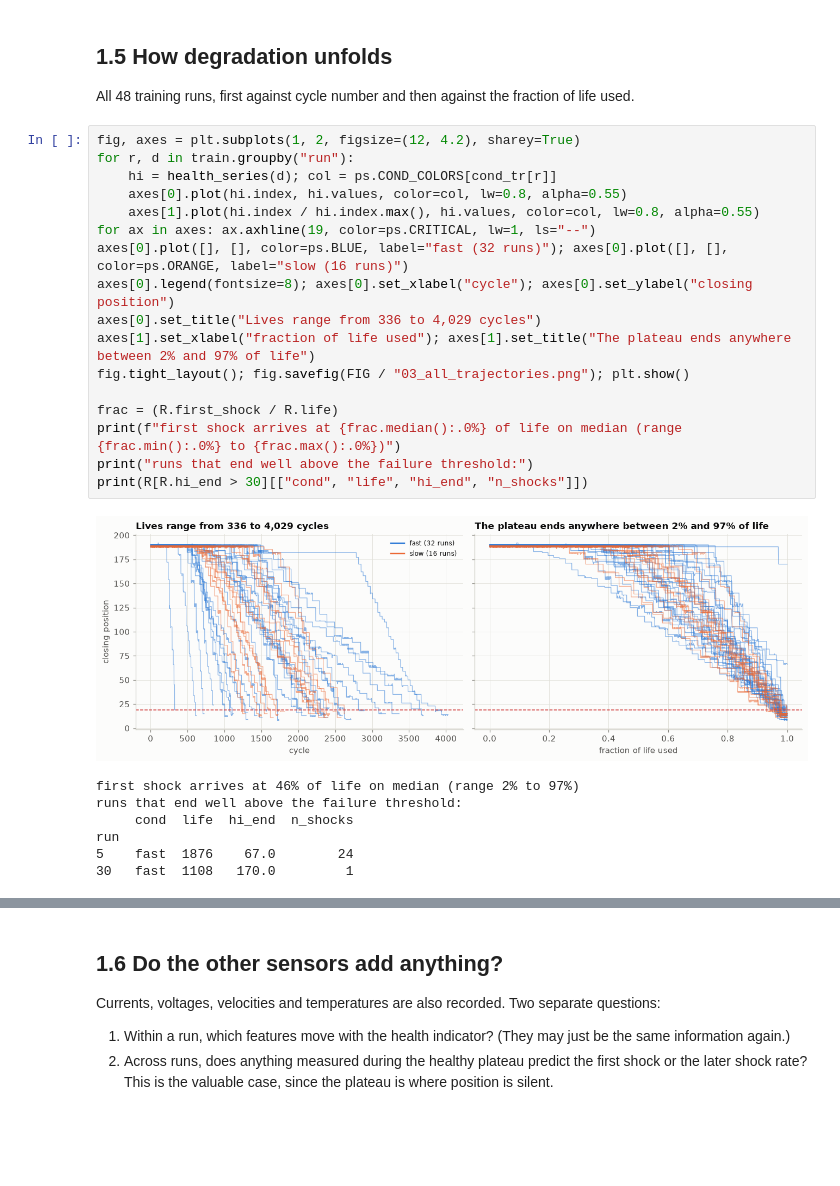
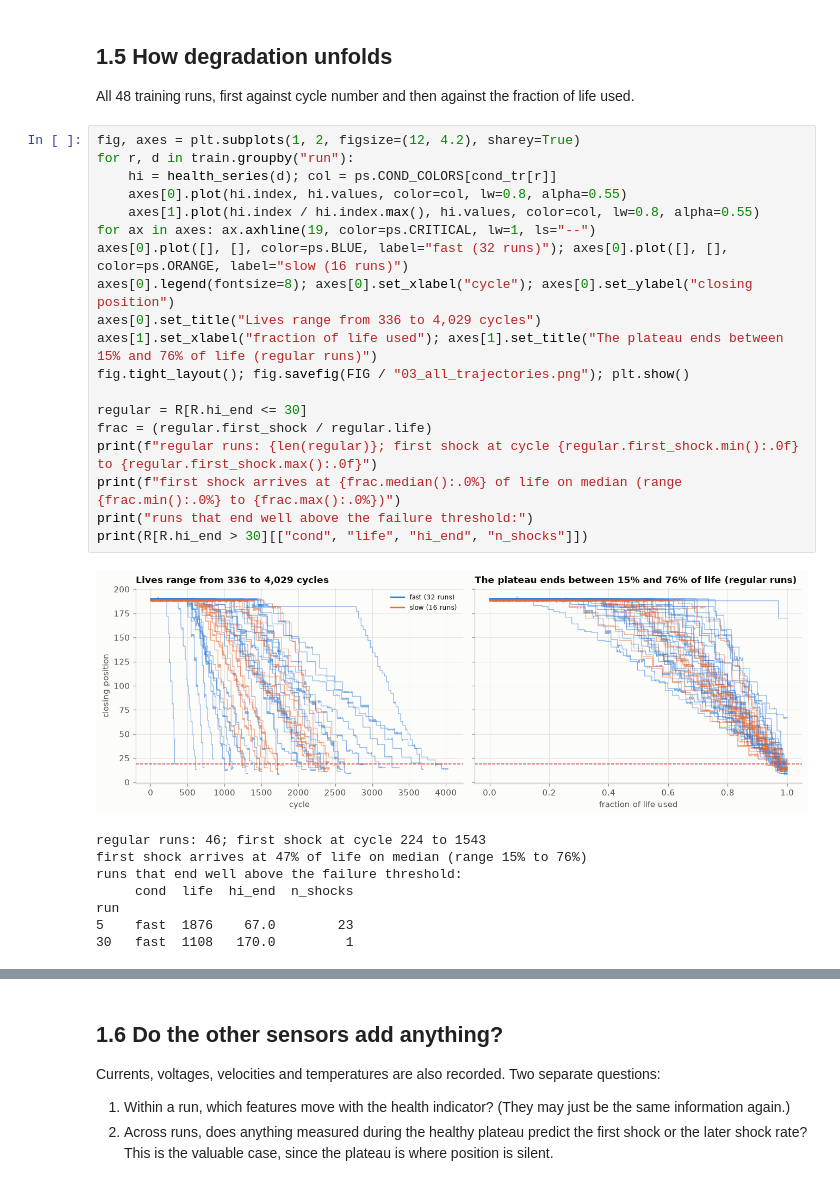
Before and after one commit to PeterImoniose/phm2026-door-rul-prediction, a Jupyter notebook: notebooks/01_exploratory_analysis.ipynb, the cells around one changed output, grey strips where cells are left out. Cells and saved outputs as stored; diff of their text form; blank space fills up the shorter version.

```diff
--- a/notebooks/01_exploratory_analysis.ipynb
+++ b/notebooks/01_exploratory_analysis.ipynb
@@ -247,27 +257,30 @@ All 48 training runs, first against cycle number and then against the fraction o
 # %%
 fig, axes = plt.subplots(1, 2, figsize=(12, 4.2), sharey=True)
 for r, d in train.groupby("run"):
     hi = health_series(d); col = ps.COND_COLORS[cond_tr[r]]
     axes[0].plot(hi.index, hi.values, color=col, lw=0.8, alpha=0.55)
     axes[1].plot(hi.index / hi.index.max(), hi.values, color=col, lw=0.8, alpha=0.55)
 for ax in axes: ax.axhline(19, color=ps.CRITICAL, lw=1, ls="--")
 axes[0].plot([], [], color=ps.BLUE, label="fast (32 runs)"); axes[0].plot([], [], color=ps.ORANGE, label="slow (16 runs)")
 axes[0].legend(fontsize=8); axes[0].set_xlabel("cycle"); axes[0].set_ylabel("closing position")
 axes[0].set_title("Lives range from 336 to 4,029 cycles")
-axes[1].set_xlabel("fraction of life used"); axes[1].set_title("The plateau ends anywhere between 2% and 97% of life")
+axes[1].set_xlabel("fraction of life used"); axes[1].set_title("The plateau ends between 15% and 76% of life (regular runs)")
 fig.tight_layout(); fig.savefig(FIG / "03_all_trajectories.png"); plt.show()
 
-frac = (R.first_shock / R.life)
+regular = R[R.hi_end <= 30]
+frac = (regular.first_shock / regular.life)
+print(f"regular runs: {len(regular)}; first shock at cycle {regular.first_shock.min():.0f} to {regular.first_shock.max():.0f}")
 print(f"first shock arrives at {frac.median():.0%} of life on median (range {frac.min():.0%} to {frac.max():.0%})")
 print("runs that end well above the failure threshold:")
 print(R[R.hi_end > 30][["cond", "life", "hi_end", "n_shocks"]])
 # %% [output]
-[figure, old version]
+[figure, new version]
-first shock arrives at 46% of life on median (range 2% to 97%)
+regular runs: 46; first shock at cycle 224 to 1543
+first shock arrives at 47% of life on median (range 15% to 76%)
 runs that end well above the failure threshold:
      cond  life  hi_end  n_shocks
 run
-5    fast  1876    67.0        24
+5    fast  1876    67.0        23
 30   fast  1108   170.0         1
 # %% [markdown]
 **Findings**
```
Also changed, not shown: parts of 20 cells of this notebook, 19 other files.
